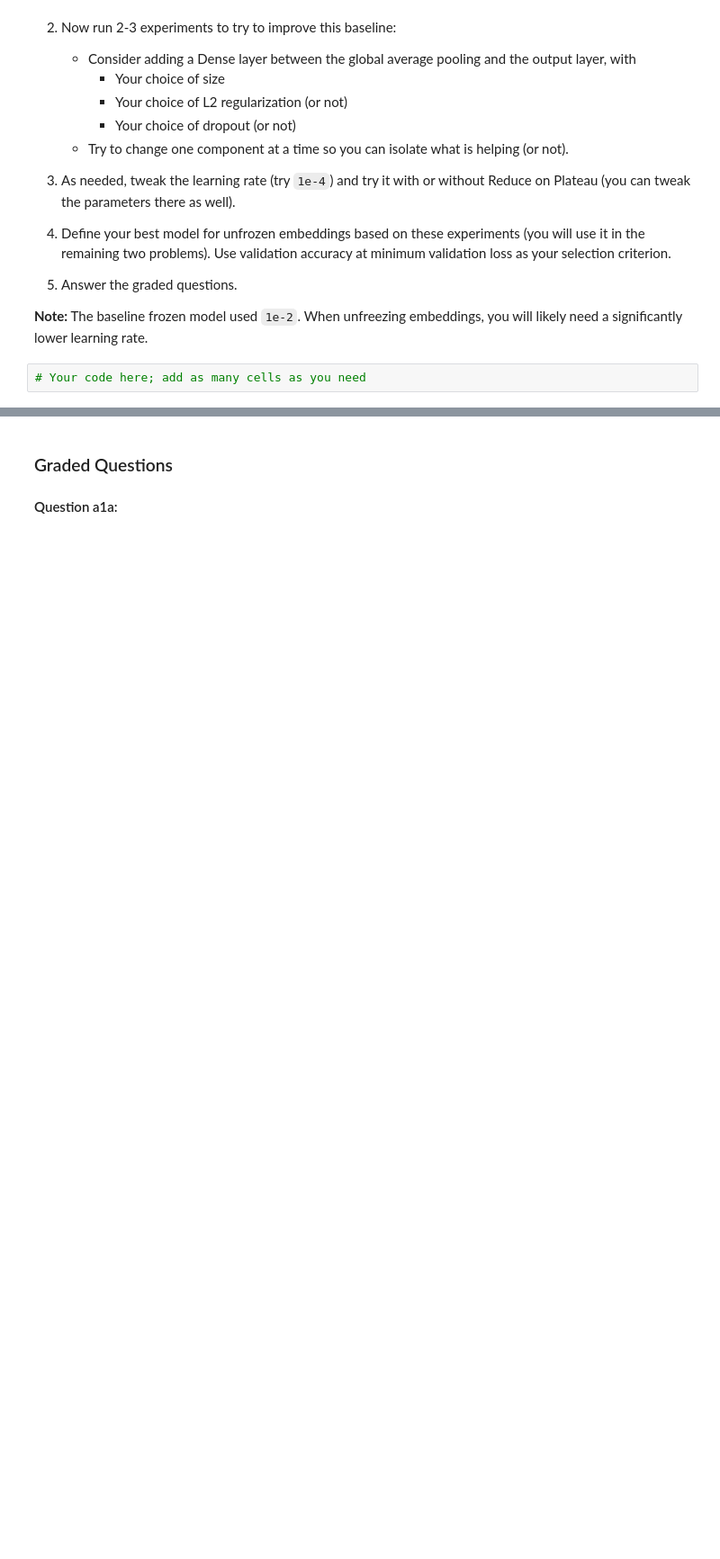
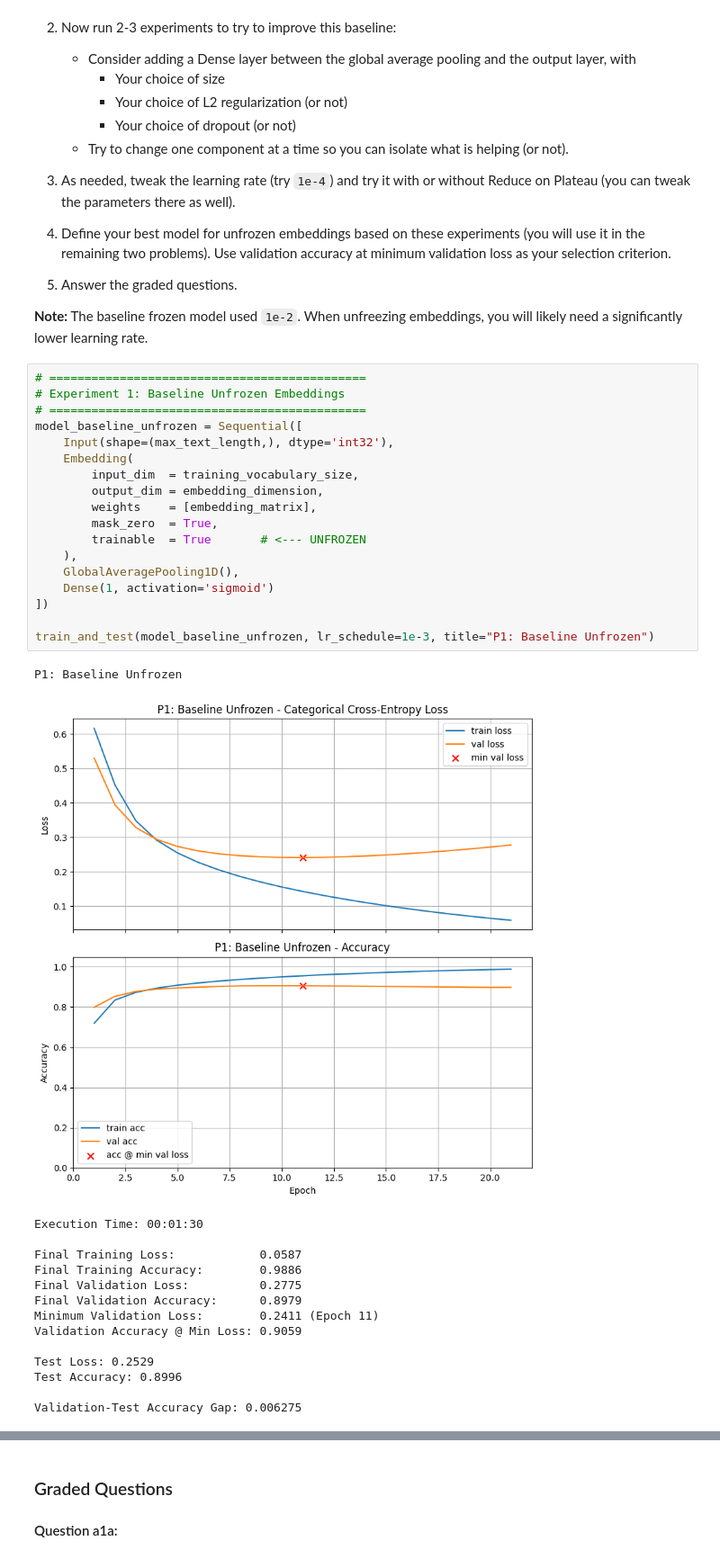
Before and after one commit to awelahi-bu/Module-7-Assignments, a Jupyter notebook: Homework_07.ipynb, the cells around one changed output, grey strips where cells are left out. Shown at 90% size. Drawn from its saved outputs; the diff is of its cells as text; blank space fills up the shorter version.

```diff
--- a/Homework_07.ipynb
+++ b/Homework_07.ipynb
@@ -619,4 +620,36 @@ When `trainable=True`, the embedding vectors themselves are updated by backpropa
 
 **Note:** The baseline frozen model used `1e-2`. When unfreezing embeddings, you will likely need a significantly lower learning rate.
 # %%
-# Your code here; add as many cells as you need
+# =============================================
+# Experiment 1: Baseline Unfrozen Embeddings
+# =============================================
+model_baseline_unfrozen = Sequential([
+    Input(shape=(max_text_length,), dtype='int32'),
+    Embedding(
+        input_dim  = training_vocabulary_size,
+        output_dim = embedding_dimension,
+        weights    = [embedding_matrix],
+        mask_zero  = True,
+        trainable  = True       # <--- UNFROZEN
+    ),
+    GlobalAveragePooling1D(),
+    Dense(1, activation='sigmoid')
+])
+
+train_and_test(model_baseline_unfrozen, lr_schedule=1e-3, title="P1: Baseline Unfrozen")
+# %% [output]
+P1: Baseline Unfrozen
+[figure, added]
+Execution Time: 00:01:30
+
+Final Training Loss:            0.0587
+Final Training Accuracy:        0.9886
+Final Validation Loss:          0.2775
+Final Validation Accuracy:      0.8979
+Minimum Validation Loss:        0.2411 (Epoch 11)
+Validation Accuracy @ Min Loss: 0.9059
+
+Test Loss: 0.2529
+Test Accuracy: 0.8996
+
+Validation-Test Accuracy Gap: 0.006275
```
Also changed, not shown: parts of 25 cells of this notebook, 1 other file.
